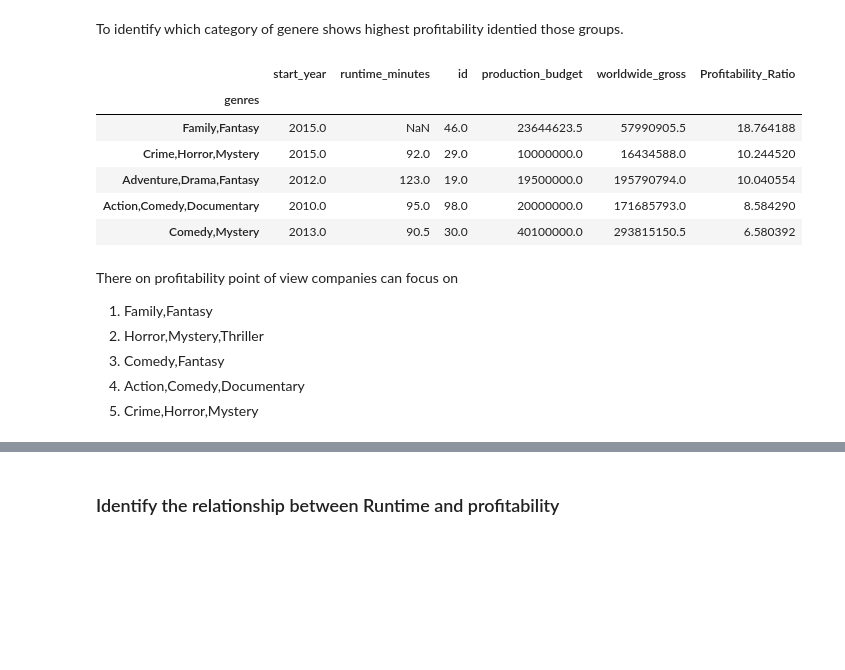
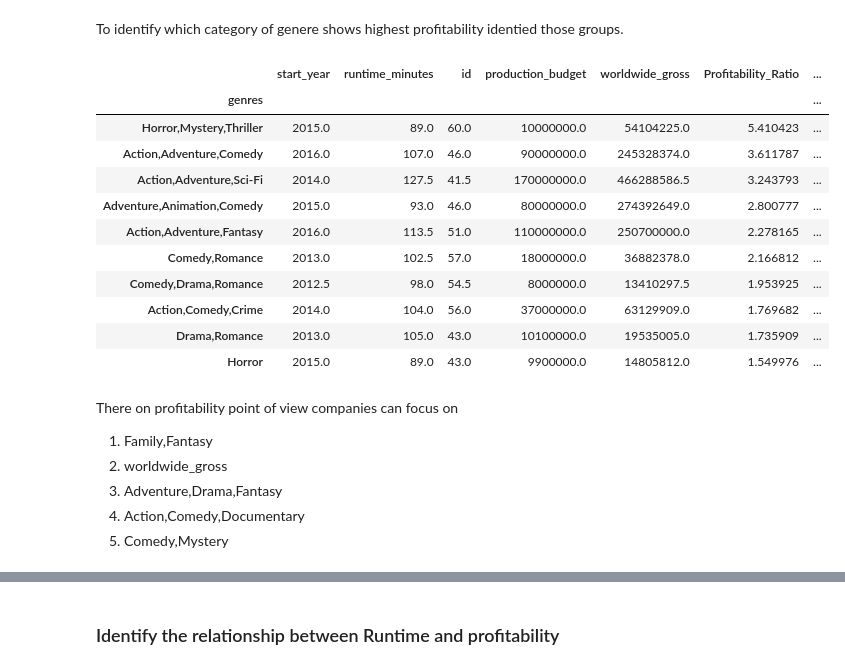
Before and after one commit to kmcneil901/Film-Type-Proposal-09.2023, a Jupyter notebook: student.ipynb, the cells around one changed output, grey strips where cells are left out. Cells and saved outputs as stored; diff of their text form; code cells hidden in the pictures; blank space fills up the shorter version.

```diff
--- a/student.ipynb
+++ b/student.ipynb
@@ -96,3 +109,10 @@ df_budget['prof_cat'] = ['Loss' if x < 2
+# %%
+df_budget['Net_Profit'] = df_budget['worldwide_gross']-df_budget['production_budget']
+# %%
+df_budget['budget_cat'] = ['Low' if x < 5000000
+     else 'Medium' if x < 50000000
+     else 'High'
+     for x in df_budget['production_budget']]
 # %%
 df_budget.head()
 # %% [output]
@@ -299,5 +321,3 @@ Name: genres, Length: 1085, dtype: int64
-# %%
-df_movie_basic = df_movie_basic[df_movie_basic['genres'].map(df_movie_basic['genres'].value_counts()) >= 25]
 # %%
 df_movie_basic['genres'].value_counts()
 # %% [output]
@@ -320,3 +355,5 @@ merged_budgets_and_movie_basic = df_movie_basic.merge(df_budget, left_on='primar
+# %%
+merged_budgets_and_movie_basic = merged_budgets_and_movie_basic[merged_budgets_and_movie_basic['genres'].map(merged_budgets_and_movie_basic['genres'].value_counts()) >= 30]
 # %% [markdown]
 Check for null values in the table
 # %%
@@ -394,19 +444,25 @@ To identify which category of genere shows highest profitability identied those
 # %%
 merged_budgets_and_movie_basic_1 = merged_budgets_and_movie_basic.groupby(merged_budgets_and_movie_basic['genres']).median()
 # %%
-merged_budgets_and_movie_basic_1.sort_values(by=['Profitability_Ratio'],ascending=False).head()
+merged_budgets_and_movie_basic_des = merged_budgets_and_movie_basic_1.sort_values(by=['Profitability_Ratio'],ascending=False).head(10)
+merged_budgets_and_movie_basic_des
 # %% [output]
-|  | start_year | runtime_minutes | id | production_budget | worldwide_gross | Profitability_Ratio |
-| genres |  |  |  |  |  |  |
-| Family,Fantasy | 2015.0 | NaN | 46.0 | 23644623.5 | 57990905.5 | 18.764188 |
-| Crime,Horror,Mystery | 2015.0 | 92.0 | 29.0 | 10000000.0 | 16434588.0 | 10.244520 |
-| Adventure,Drama,Fantasy | 2012.0 | 123.0 | 19.0 | 19500000.0 | 195790794.0 | 10.040554 |
-| Action,Comedy,Documentary | 2010.0 | 95.0 | 98.0 | 20000000.0 | 171685793.0 | 8.584290 |
-| Comedy,Mystery | 2013.0 | 90.5 | 30.0 | 40100000.0 | 293815150.5 | 6.580392 |
+|  | start_year | runtime_minutes | id | production_budget | worldwide_gross | Profitability_Ratio | ... |
+| genres |  |  |  |  |  |  | ... |
+| Horror,Mystery,Thriller | 2015.0 | 89.0 | 60.0 | 10000000.0 | 54104225.0 | 5.410423 | ... |
+| Action,Adventure,Comedy | 2016.0 | 107.0 | 46.0 | 90000000.0 | 245328374.0 | 3.611787 | ... |
+| Action,Adventure,Sci-Fi | 2014.0 | 127.5 | 41.5 | 170000000.0 | 466288586.5 | 3.243793 | ... |
+| Adventure,Animation,Comedy | 2015.0 | 93.0 | 46.0 | 80000000.0 | 274392649.0 | 2.800777 | ... |
+| Action,Adventure,Fantasy | 2016.0 | 113.5 | 51.0 | 110000000.0 | 250700000.0 | 2.278165 | ... |
+| Comedy,Romance | 2013.0 | 102.5 | 57.0 | 18000000.0 | 36882378.0 | 2.166812 | ... |
+| Comedy,Drama,Romance | 2012.5 | 98.0 | 54.5 | 8000000.0 | 13410297.5 | 1.953925 | ... |
+| Action,Comedy,Crime | 2014.0 | 104.0 | 56.0 | 37000000.0 | 63129909.0 | 1.769682 | ... |
+| Drama,Romance | 2013.0 | 105.0 | 43.0 | 10100000.0 | 19535005.0 | 1.735909 | ... |
+| Horror | 2015.0 | 89.0 | 43.0 | 9900000.0 | 14805812.0 | 1.549976 | ... |
 # %% [markdown]
 There on profitability point of view companies can focus on
 1. Family,Fantasy
-2. Horror,Mystery,Thriller
-3. Comedy,Fantasy
+2. worldwide_gross
+3. Adventure,Drama,Fantasy
 4. Action,Comedy,Documentary
-5. Crime,Horror,Mystery
+5. Comedy,Mystery
```
Also changed, not shown: parts of 63 cells of this notebook.
